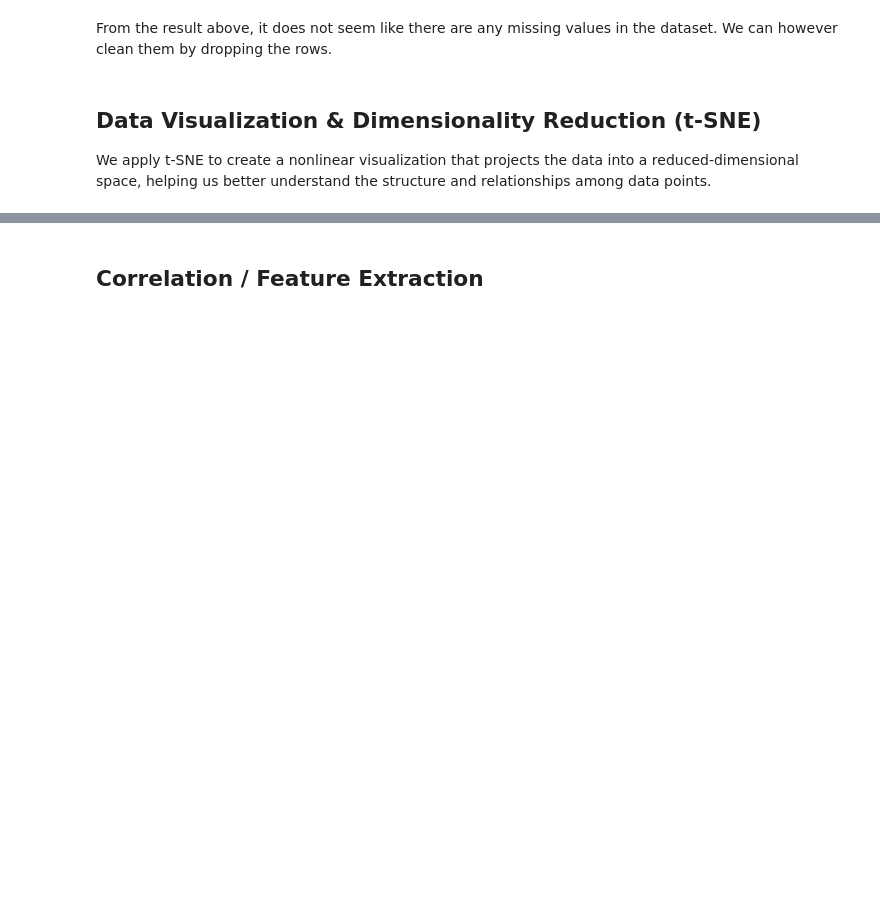
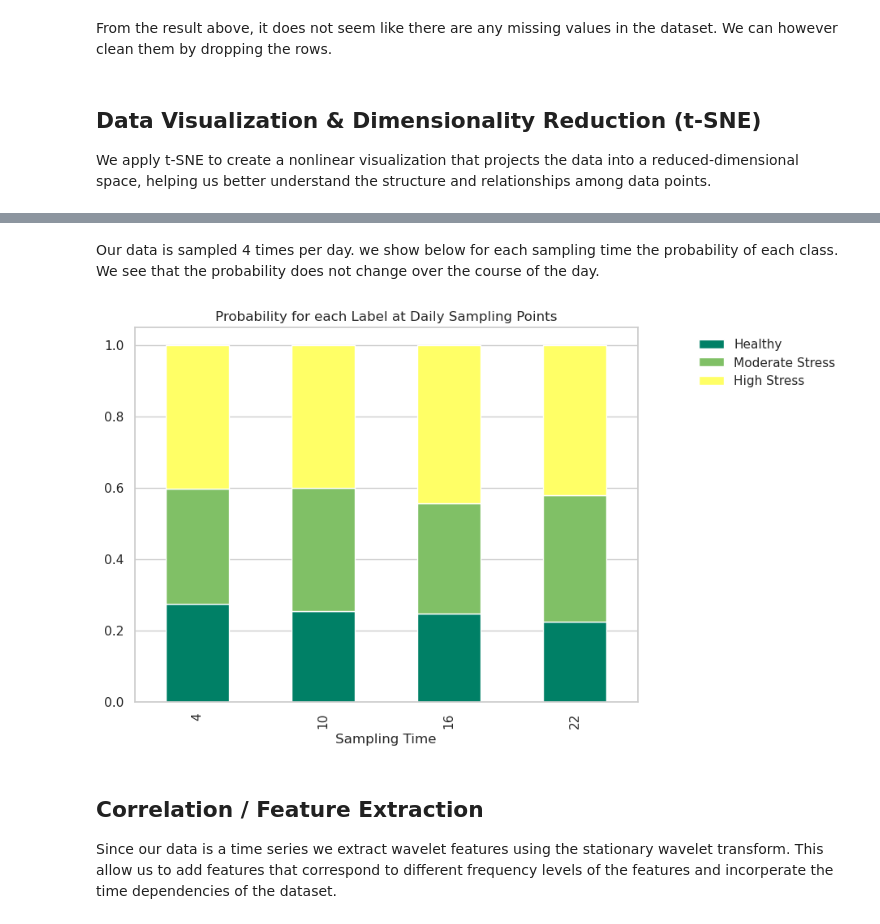
Before and after one commit to amenzies23/CMPT-459-Project, a Jupyter notebook: eda.ipynb, the cells around one changed output, grey strips where cells are left out. Drawn from its saved outputs; the diff is of its cells as text; code cells hidden in the pictures; blank space fills up the shorter version.

```diff
--- a/eda.ipynb
+++ b/eda.ipynb
@@ -61,2 +186,17 @@ plt.show()
+# %% [markdown]
+Our data is sampled 4 times per day.
+we show below for each sampling time the probability of each class.
+We see that the probability does not change over the course of the day.
+# %%
+stress_per_sample['hour'] = stress_per_sample.index.hour
+hourly = stress_per_sample.groupby('hour').mean()[order]
+hourly.plot(kind='bar', stacked=True, colormap='summer', figsize=(8,6))
+plt.legend(frameon = False,bbox_to_anchor = (1.1,1))
+plt.title("Probability for each Label at Daily Sampling Points")
+plt.xlabel("Sampling Time")
+plt.grid(axis = 'x')
+# %% [output]
+[figure, added]
 # %% [markdown]
 ## Correlation / Feature Extraction
+Since our data is a time series we extract wavelet features using the stationary wavelet transform.  This allow us to add features that correspond to different frequency levels of the features and incorperate the time dependencies of the dataset.
```
Also changed, not shown: parts of 38 cells of this notebook, 3 other files.
